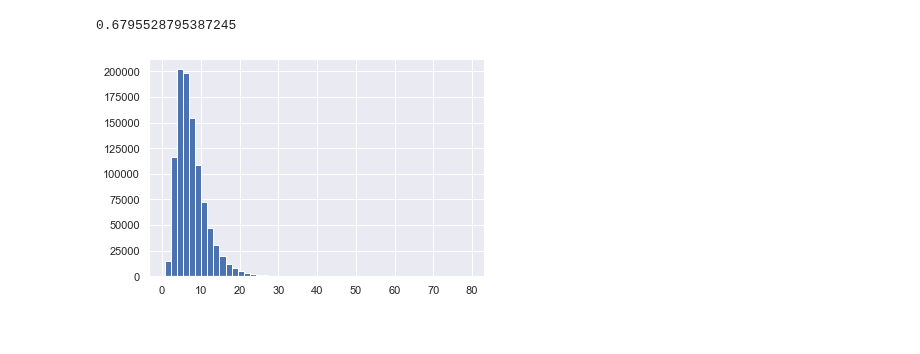
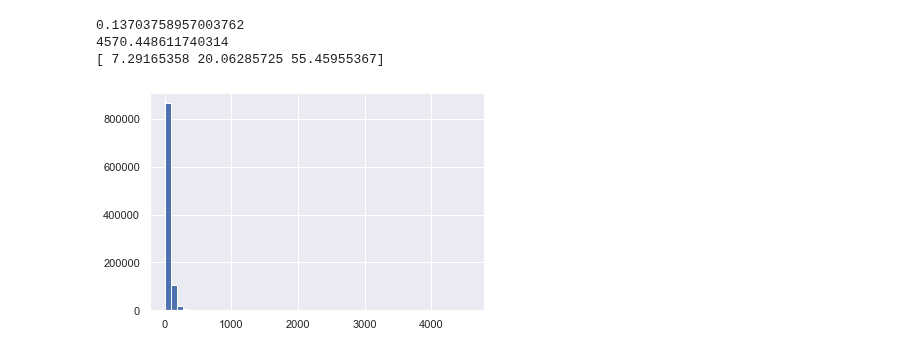
Before and after one commit to tolex3/note, a Jupyter notebook: pymc_mortality_and_factor.ipynb, the cells around one changed output. Drawn from its saved outputs; the diff is of its cells as text; code cells hidden in the pictures.

```diff
--- a/pymc_mortality_and_factor.ipynb
+++ b/pymc_mortality_and_factor.ipynb
@@ -40,11 +59,17 @@ _ = plt.hist(M_mu_s)
-# %%
-F_mu_s = pm.rlognormal(1.9,1/0.5**2, size=1000000)
-_ = plt.hist(F_mu_s,bins=50)
-
-F_mu_s.min()
-# %% [output]
-0.6795528795387245
-[figure, removed]
+# %%
+F_mu_mu = pm.runiform (1,5,size=1000000)
+F_mu_sigma = pm.runiform(0.1,0.9, size=1000000)
+F_mu_s = pm.rlognormal(F_mu_mu,1/F_mu_sigma**2, size=1000000)
+_ = plt.hist(F_mu_s,bins=50)
+
+print(F_mu_s.min())
+print (F_mu_s.max())
+print (np.percentile(F_mu_s,[25,50,75]))
+# %% [output]
+0.13703758957003762
+4570.448611740314
+[ 7.29165358 20.06285725 55.45955367]
+[figure, added]
 # %%
 M_ = pm.rbeta(5,500,size=1000000)
 _ = plt.hist(M_,bins=50)
```
Also changed, not shown: parts of 6 cells of this notebook, 15 other files.
